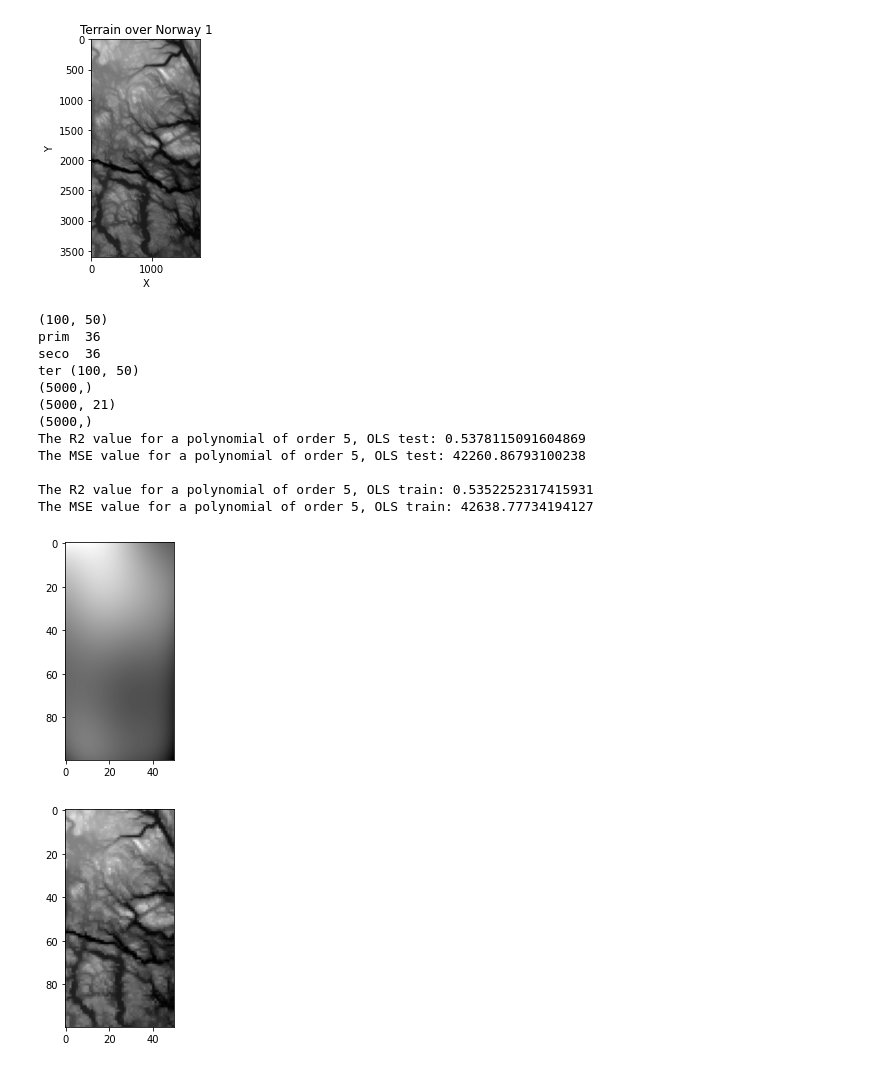
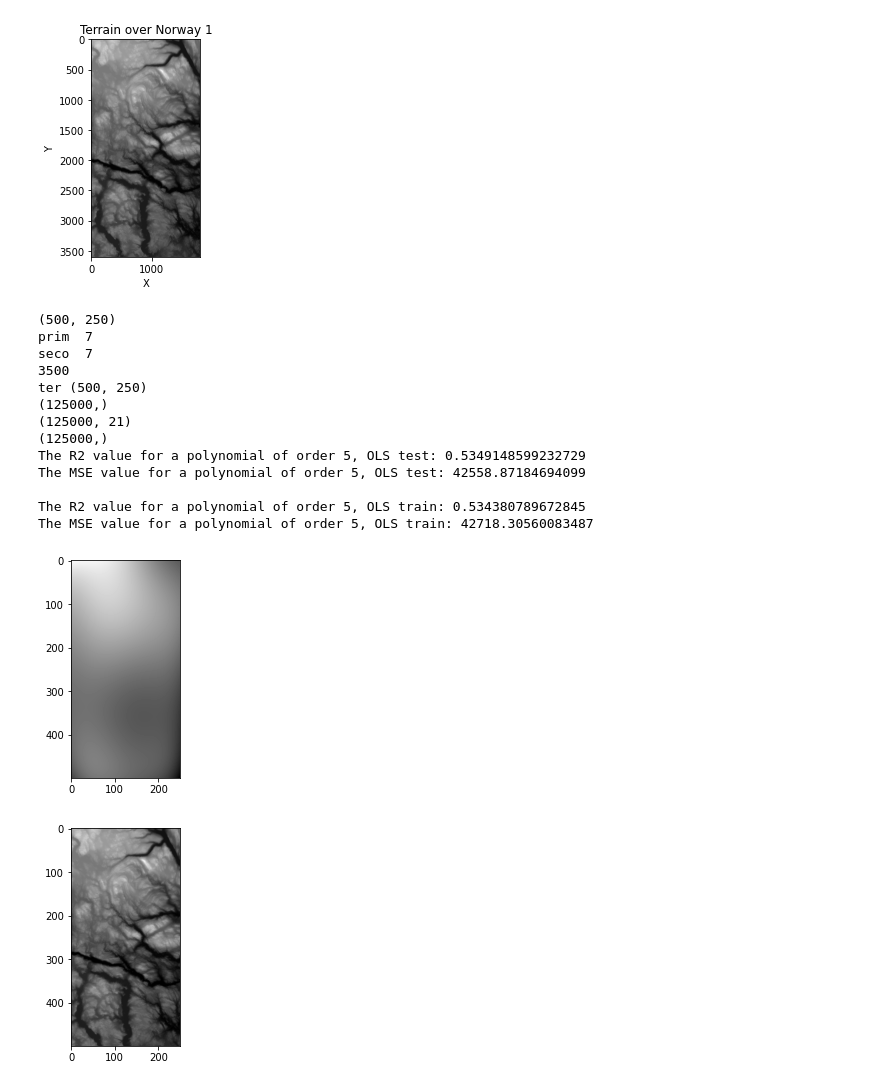
Before and after one commit to espentn/FYS-STK3155, a Jupyter notebook: FYS-STK3155.ipynb, the cells around one changed output. Cells and saved outputs as stored; diff of their text form; code cells hidden in the pictures.

```diff
--- a/FYS-STK3155.ipynb
+++ b/FYS-STK3155.ipynb
@@ -694,7 +695,7 @@ plt.show()
 # %%
 # np.random.seed(2020)
 
-newLength = 100
+newLength = 500
 x1 = np.linspace(0,5,np.int(newLength/2))
 x2 = np.linspace(0,10,newLength)
 x1, x2 = np.meshgrid(x1,x2)
@@ -705,51 +706,56 @@ print("prim ", primStep)
 secoStep = np.floor(1/np.int(newLength/2)*1801).astype(int)
 print("seco ", secoStep)
 
-ter = terrain1[1::primStep, 1::secoStep]
+term1 = primStep*x1.shape[0]
+term2 = secoStep*x1.shape[1]
+
+print(term1)
+ter = terrain1[1:term1:primStep, 1:term2:secoStep]
 print("ter", ter.shape)
 y = ter.ravel()
 print(y.shape)
 degree = 5
 X = createDesignMatrix(x1,x2,degree)
 print(X.shape)
 
 X_train, X_test, y_train, y_test = train_test_split(X,y,test_size=0.3)
 X_train, X_test = Scale(X_train, X_test)
 
 beta = np.linalg.pinv(X_train.T.dot(X_train)).dot(X_train.T).dot(y_train)
 y_tilde = (X_train @ beta)
 y_pred = (X_test @ beta)
 
 scaler = StandardScaler()
 scaler.fit(X[:,1:])
 X[:,1:] = scaler.transform(X[:,1:])
 
 beta = np.linalg.pinv(X.T.dot(X)).dot(X.T).dot(y)
 y_new = (X @ beta)
 print(y_new.shape)
 plt.figure()
 plt.imshow(y_new.reshape(newLength,(np.int(newLength/2))), cmap='gray')
 plt.figure()
 plt.imshow(ter.reshape((newLength,np.int(newLength/2))), cmap='gray')
 print(f"The R2 value for a polynomial of order {degree}, OLS test: {R2(y_test, y_pred)}")
 print(f"The MSE value for a polynomial of order {degree}, OLS test: {MSE(y_test, y_pred)}")
 print(f"\nThe R2 value for a polynomial of order {degree}, OLS train: {R2(y_train, y_tilde)}")
 print(f"The MSE value for a polynomial of order {degree}, OLS train: {MSE(y_train, y_tilde)}")
 # %% [output]
-(100, 50)
-prim  36
-seco  36
-ter (100, 50)
-(5000,)
-(5000, 21)
-(5000,)
-The R2 value for a polynomial of order 5, OLS test: 0.5378115091604869
-The MSE value for a polynomial of order 5, OLS test: 42260.86793100238
+(500, 250)
+prim  7
+seco  7
+3500
+ter (500, 250)
+(125000,)
+(125000, 21)
+(125000,)
+The R2 value for a polynomial of order 5, OLS test: 0.5349148599232729
+The MSE value for a polynomial of order 5, OLS test: 42558.87184694099
 
-The R2 value for a polynomial of order 5, OLS train: 0.5352252317415931
-The MSE value for a polynomial of order 5, OLS train: 42638.77734194127
+The R2 value for a polynomial of order 5, OLS train: 0.534380789672845
+The MSE value for a polynomial of order 5, OLS train: 42718.30560083487
-[figure, old version]
+[figure, new version]
-[figure, old version]
+[figure, new version]
 # %%
 # np.random.seed(2020)
 
```
Also changed, not shown: parts of 4 cells of this notebook.
